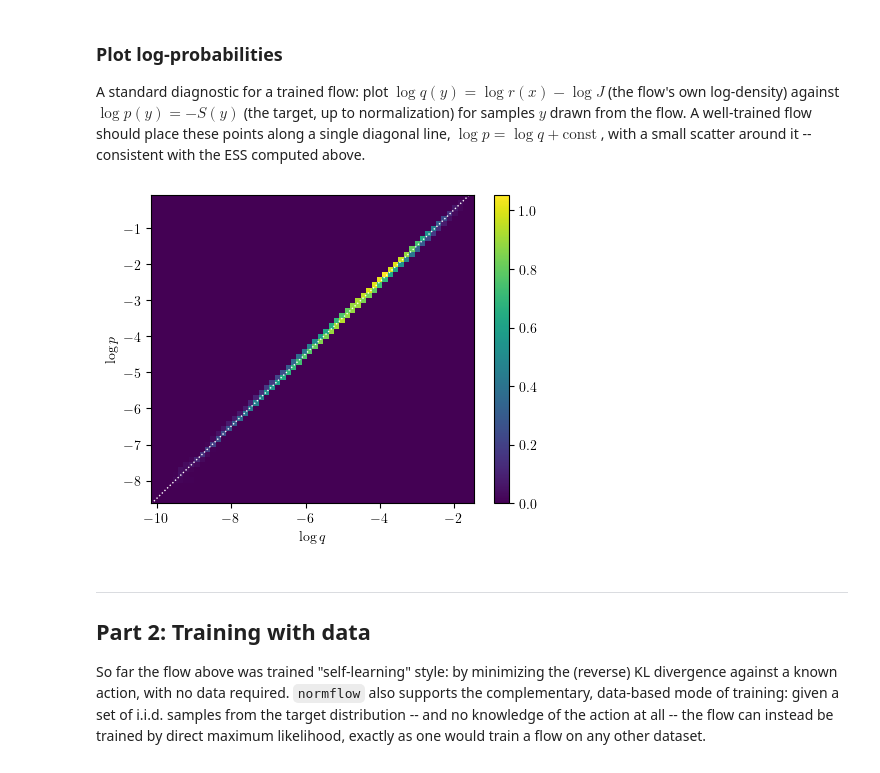
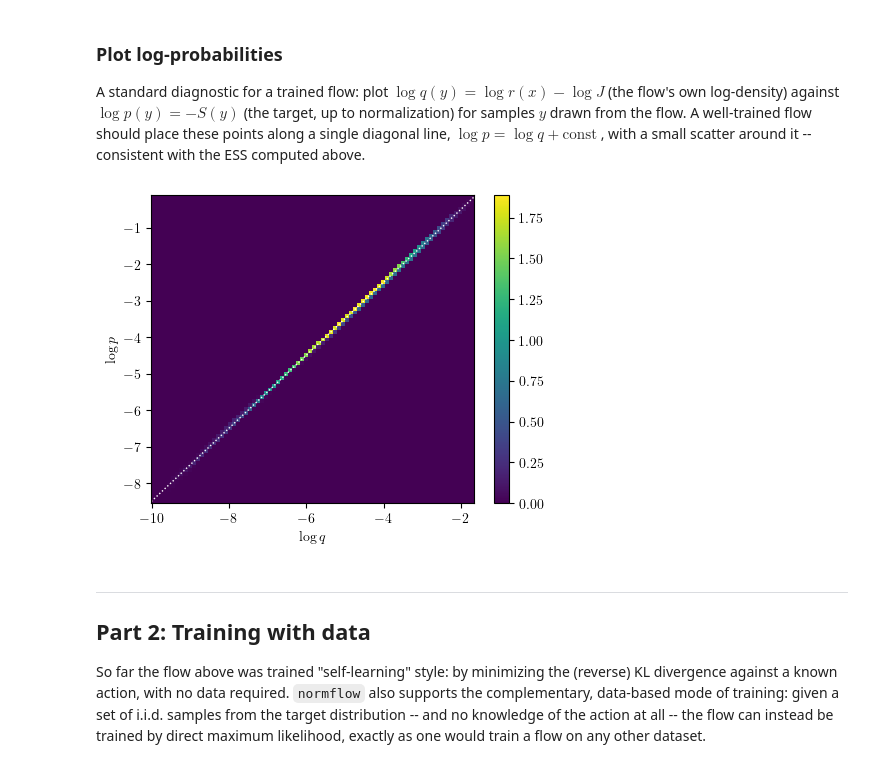
Before and after one commit to jkomijani/normflow, a Jupyter notebook: examples/matrix_models/SUN_matrix_model.ipynb, the cells around one changed output. Saved outputs shown, nothing was run; the diff lists cells and outputs as text; code cells hidden in the pictures.

```diff
--- a/examples/matrix_models/SUN_matrix_model.ipynb
+++ b/examples/matrix_models/SUN_matrix_model.ipynb
@@ -99,21 +99,21 @@ from normflow.lib.matrix_handles import SU2MatrixParametrizer
 from normflow.lib.matrix_handles import SU3MatrixParametrizer
 
 
-def assemble_net_su2(num_spline_knots: int):
+def assemble_net_su2(num_spline_segments: int):
     """
     Build a network using one RQ spline for one angle (θ).
     """
-    param_net_ = RQSplineNet_(num_spline_knots)
+    param_net_ = RQSplineNet_(num_spline_segments)
     matrix_handle = SU2MatrixParametrizer()
     return MatrixModule_(param_net_, matrix_handle=matrix_handle)
 
 
-def assemble_net_su3(num_spline_knots: int):
+def assemble_net_su3(num_spline_segments: int):
     """
     Build a network using two RQ spline for two angles (θ, φ).
     """
-    net_theta_ = RQSplineNet_(num_spline_knots)
-    net_phi_ = RQSplineNet_(1 + num_spline_knots // 2, symmetric=True)
+    net_theta_ = RQSplineNet_(num_spline_segments)
+    net_phi_ = RQSplineNet_(num_spline_segments // 2, symmetric=True)
     param_net_ = MultiChannelModule_([net_theta_, net_phi_], channels_axis=-1)
     matrix_handle = SU3MatrixParametrizer()
     return MatrixModule_(param_net_, matrix_handle=matrix_handle)
@@ -144,7 +144,7 @@ from normflow.action import MatrixAction
 
 from normflow.prior import UniformSUnPrior
 # %%
-def make_normflow_model(n_c, beta, num_spline_knots):
+def make_normflow_model(n_c, beta, num_spline_segments):
     """The main function for building the model."""
 
     # Define the prior distribution
@@ -155,9 +155,9 @@ def make_normflow_model(n_c, beta, num_spline_knots):
 
     # Initialize the neural network for transformations
     if n_c == 2:
-        net_ = assemble_net_su2(num_spline_knots)
+        net_ = assemble_net_su2(num_spline_segments)
     elif n_c == 3:
-        net_ = assemble_net_su3(num_spline_knots)
+        net_ = assemble_net_su3(num_spline_segments)
     else:
         raise ValueError(f"n_c = {n_c} is not implemented")
 
@@ -171,7 +171,7 @@ n_c = 3
 beta = 6
 
 # Instantiate the model
-model = make_normflow_model(n_c=n_c, beta=beta, num_spline_knots=10)
+model = make_normflow_model(n_c=n_c, beta=beta, num_spline_segments=4)
 # %%
 load_pretrained_model = True
 
@@ -249,25 +249,25 @@ computed above.
 # %%
 fig, ax = plt.subplots(1, 1, figsize=(5.2, 4))
 
 logq = logr - logj
 logp = - model.action(y)
 
-plt.hist2d(grab(logq), grab(logp), bins=60, density=True)
+plt.hist2d(grab(logq), grab(logp), bins=80, density=True)
 plt.xlabel(r'$\log q$')
 plt.ylabel(r'$\log p$')
 plt.colorbar()
 
 
 # Diagonal: logp = logq + constant
 xmin = logq.min()
 xmax = logq.max()
 
 shift = logp.mean() - logq.mean()
 plt.plot([xmin, xmax], [xmin + shift, xmax + shift], 'w:', linewidth=1);
 
 # fig.savefig("SU3_logq_logp.pdf", dpi=600)
 # %% [output]
-[figure, old version]
+[figure, new version]
 # %% [markdown]
 ---
 
```
Also changed, not shown: parts of 9 cells of this notebook.
